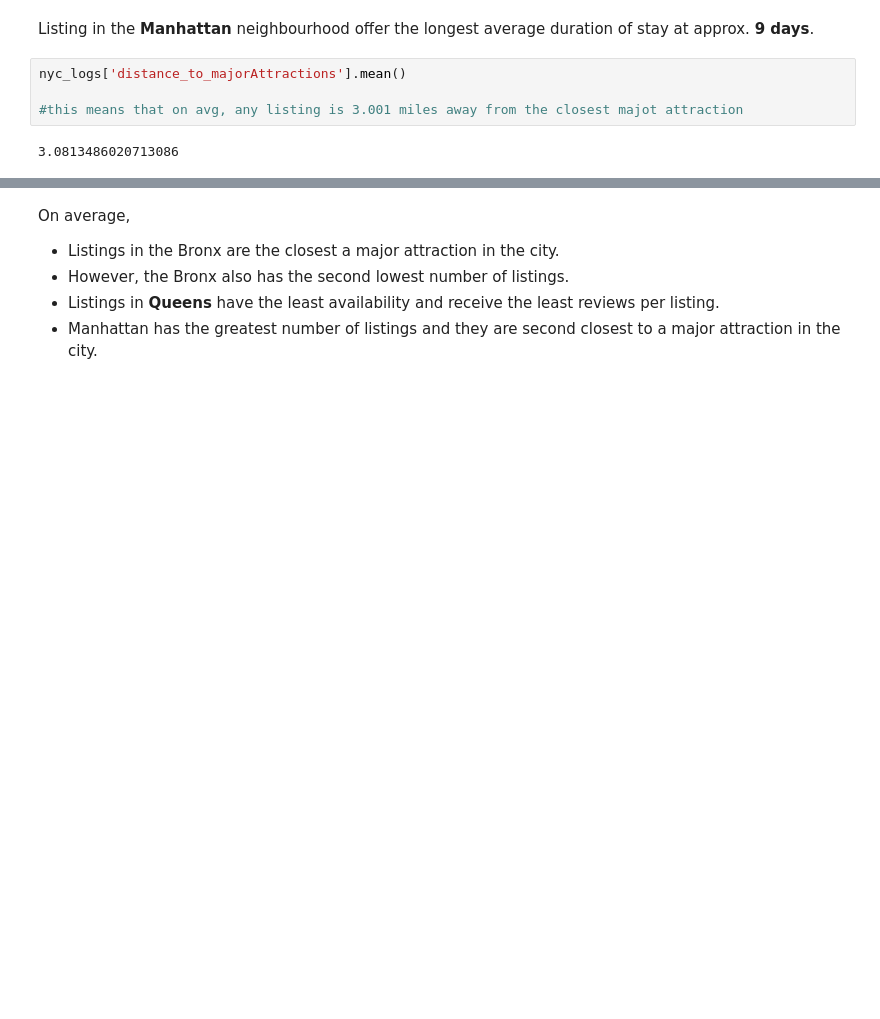
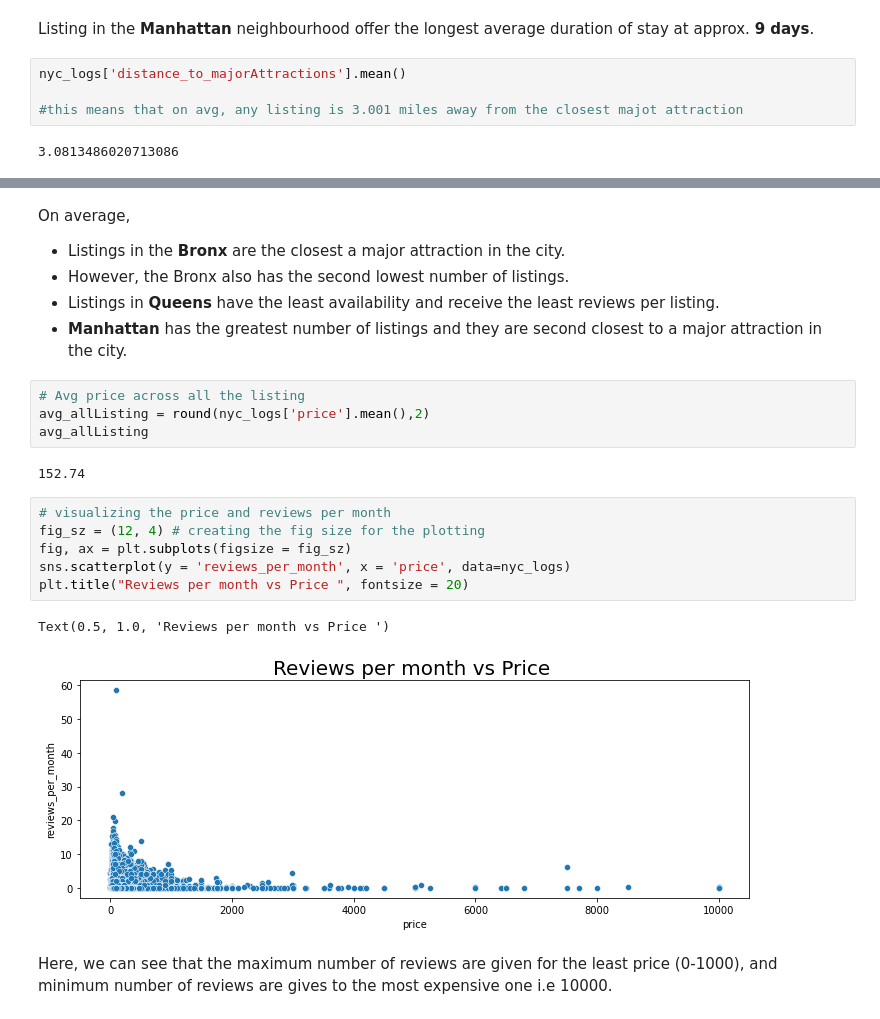
Before and after one commit to KunalSharma2001/Data-Analysis-Projects, a Jupyter notebook: NYC_Airbnb_DataAnalysis.ipynb, the cells around one changed output, grey strips where cells are left out. Drawn from its saved outputs; the diff is of its cells as text; blank space fills up the shorter version.

```diff
--- a/NYC_Airbnb_DataAnalysis.ipynb
+++ b/NYC_Airbnb_DataAnalysis.ipynb
@@ -596,7 +615,24 @@ ngbh_grp.sort_values(by=['average_distance_to_majorAttractions'])
 # %% [markdown]
 On average,
 
-*   Listings in the Bronx are the closest a major attraction in the city.
+*   Listings in the **Bronx** are the closest a major attraction in the city.
   * However, the Bronx also has the second lowest number of listings.
 *   Listings in **Queens** have the least availability and receive the least reviews per listing.
-*   Manhattan has the greatest number of listings and they are second closest to a major attraction in the city.
+*   **Manhattan** has the greatest number of listings and they are second closest to a major attraction in the city.
+# %%
+# Avg price across all the listing
+avg_allListing = round(nyc_logs['price'].mean(),2)
+avg_allListing
+# %% [output]
+152.74
+# %%
+# visualizing the price and reviews per month
+fig_sz = (12, 4) # creating the fig size for the plotting
+fig, ax = plt.subplots(figsize = fig_sz)
+sns.scatterplot(y = 'reviews_per_month', x = 'price', data=nyc_logs)
+plt.title("Reviews per month vs Price ", fontsize = 20)
+# %% [output]
+Text(0.5, 1.0, 'Reviews per month vs Price ')
+[figure, added]
+# %% [markdown]
+Here, we can see that the maximum number of reviews are given for the least price (0-1000), and minimum number of reviews are gives to the most expensive one i.e 10000.
```
Also changed, not shown: parts of 25 cells of this notebook.
